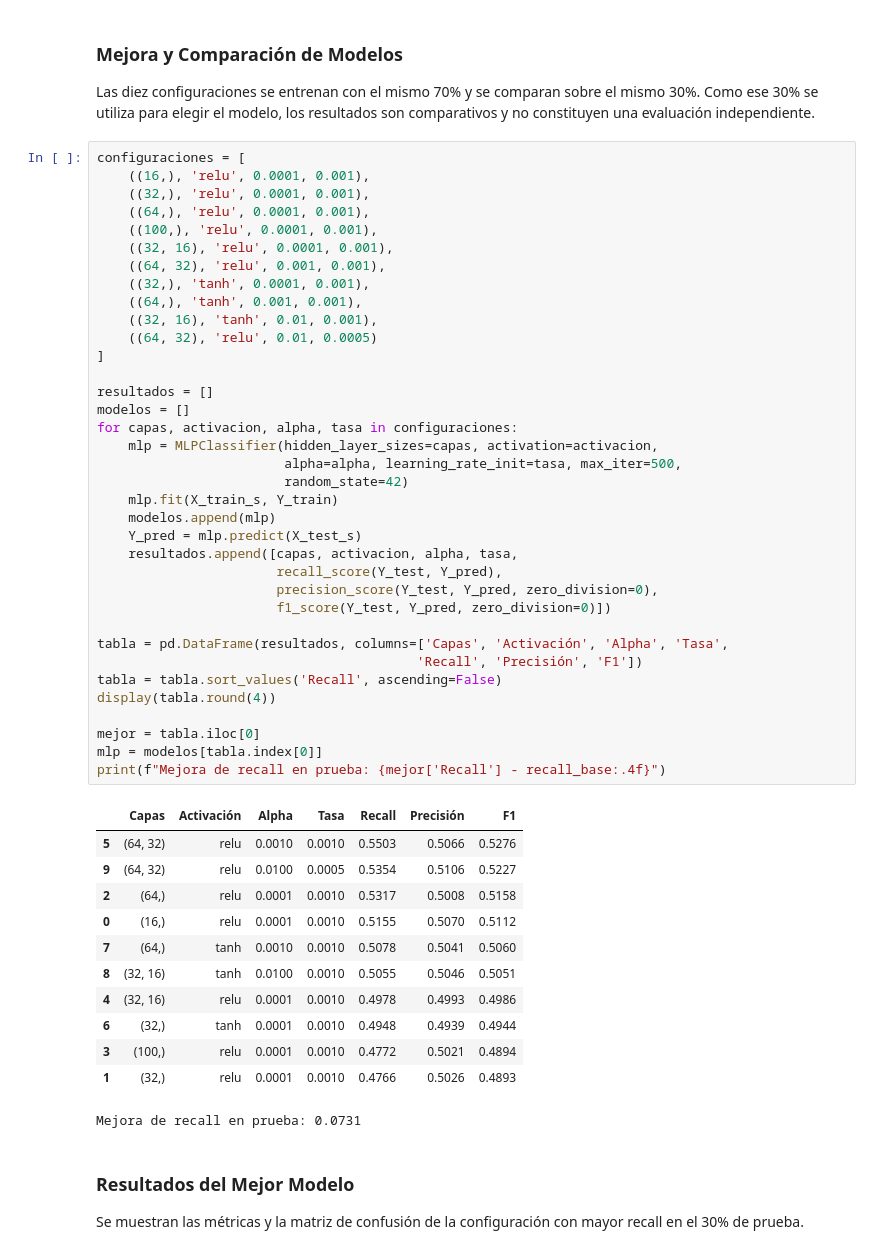
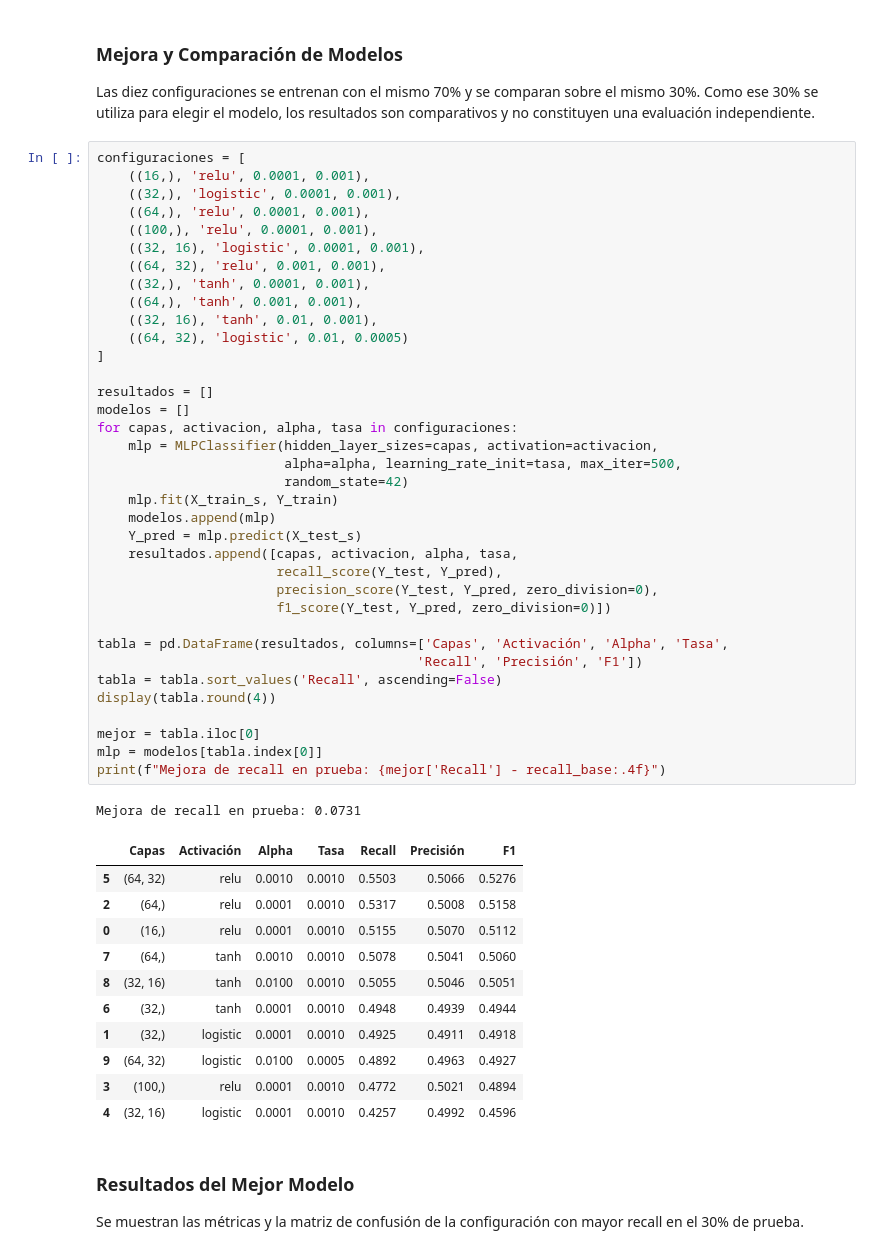
Before and after one commit to aj-hernandezs/Aprendizaje_Estadistico, a Jupyter notebook: Laboratorios/Lab-C3 .ipynb, the cells around one changed output. Saved outputs shown, nothing was run; the diff lists cells and outputs as text.

```diff
--- a/Laboratorios/Lab-C3 .ipynb
+++ b/Laboratorios/Lab-C3 .ipynb
@@ -257,52 +257,52 @@ Las diez configuraciones se entrenan con el mismo 70% y se comparan sobre el mis
 # %%
 configuraciones = [
     ((16,), 'relu', 0.0001, 0.001),
-    ((32,), 'relu', 0.0001, 0.001),
+    ((32,), 'logistic', 0.0001, 0.001),
     ((64,), 'relu', 0.0001, 0.001),
     ((100,), 'relu', 0.0001, 0.001),
-    ((32, 16), 'relu', 0.0001, 0.001),
+    ((32, 16), 'logistic', 0.0001, 0.001),
     ((64, 32), 'relu', 0.001, 0.001),
     ((32,), 'tanh', 0.0001, 0.001),
     ((64,), 'tanh', 0.001, 0.001),
     ((32, 16), 'tanh', 0.01, 0.001),
-    ((64, 32), 'relu', 0.01, 0.0005)
+    ((64, 32), 'logistic', 0.01, 0.0005)
 ]
 
 resultados = []
 modelos = []
 for capas, activacion, alpha, tasa in configuraciones:
     mlp = MLPClassifier(hidden_layer_sizes=capas, activation=activacion,
                         alpha=alpha, learning_rate_init=tasa, max_iter=500,
                         random_state=42)
     mlp.fit(X_train_s, Y_train)
     modelos.append(mlp)
     Y_pred = mlp.predict(X_test_s)
     resultados.append([capas, activacion, alpha, tasa,
                        recall_score(Y_test, Y_pred),
                        precision_score(Y_test, Y_pred, zero_division=0),
                        f1_score(Y_test, Y_pred, zero_division=0)])
 
 tabla = pd.DataFrame(resultados, columns=['Capas', 'Activación', 'Alpha', 'Tasa',
                                          'Recall', 'Precisión', 'F1'])
 tabla = tabla.sort_values('Recall', ascending=False)
 display(tabla.round(4))
 
 mejor = tabla.iloc[0]
 mlp = modelos[tabla.index[0]]
 print(f"Mejora de recall en prueba: {mejor['Recall'] - recall_base:.4f}")
 # %% [output]
+Mejora de recall en prueba: 0.0731
 |  | Capas | Activación | Alpha | Tasa | Recall | Precisión | F1 |
 | 5 | (64, 32) | relu | 0.0010 | 0.0010 | 0.5503 | 0.5066 | 0.5276 |
-| 9 | (64, 32) | relu | 0.0100 | 0.0005 | 0.5354 | 0.5106 | 0.5227 |
 | 2 | (64,) | relu | 0.0001 | 0.0010 | 0.5317 | 0.5008 | 0.5158 |
 | 0 | (16,) | relu | 0.0001 | 0.0010 | 0.5155 | 0.5070 | 0.5112 |
 | 7 | (64,) | tanh | 0.0010 | 0.0010 | 0.5078 | 0.5041 | 0.5060 |
 | 8 | (32, 16) | tanh | 0.0100 | 0.0010 | 0.5055 | 0.5046 | 0.5051 |
-| 4 | (32, 16) | relu | 0.0001 | 0.0010 | 0.4978 | 0.4993 | 0.4986 |
 | 6 | (32,) | tanh | 0.0001 | 0.0010 | 0.4948 | 0.4939 | 0.4944 |
+| 1 | (32,) | logistic | 0.0001 | 0.0010 | 0.4925 | 0.4911 | 0.4918 |
+| 9 | (64, 32) | logistic | 0.0100 | 0.0005 | 0.4892 | 0.4963 | 0.4927 |
 | 3 | (100,) | relu | 0.0001 | 0.0010 | 0.4772 | 0.5021 | 0.4894 |
-| 1 | (32,) | relu | 0.0001 | 0.0010 | 0.4766 | 0.5026 | 0.4893 |
+| 4 | (32, 16) | logistic | 0.0001 | 0.0010 | 0.4257 | 0.4992 | 0.4596 |
-Mejora de recall en prueba: 0.0731
 # %% [markdown]
 ### Resultados del Mejor Modelo
 
```
Also changed, not shown: parts of 1 cell of this notebook, 5 other files.
